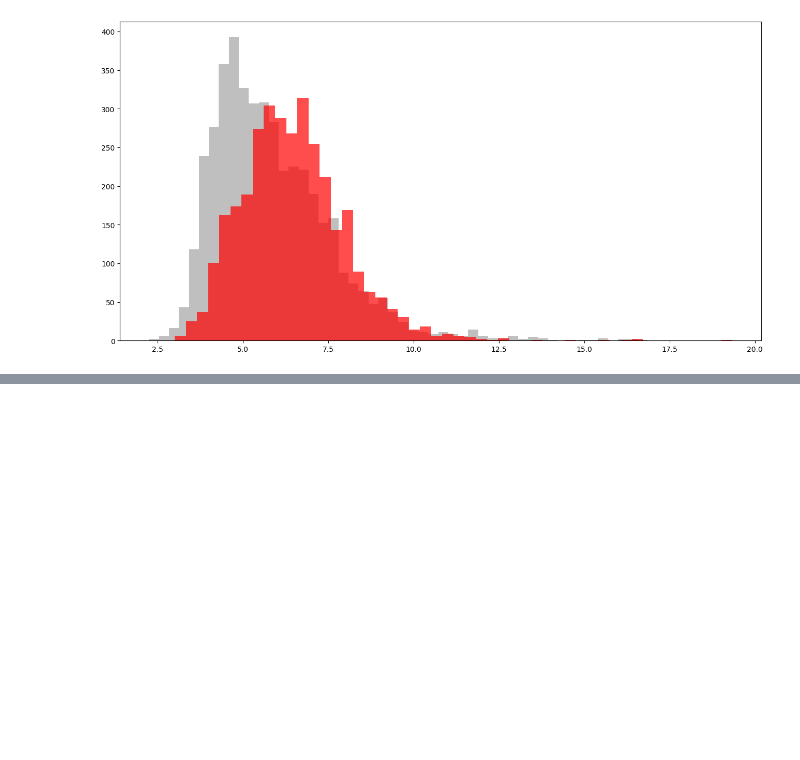
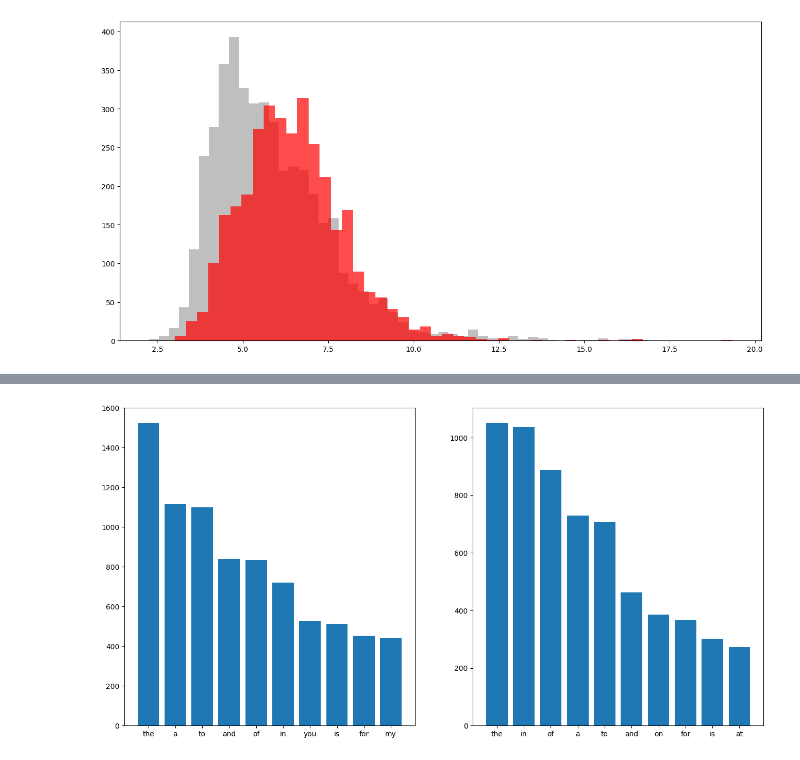
Before and after one commit to Echo-36/Disaster-Tweets, a Jupyter notebook: midn.ipynb, the cells around one changed output, grey strips where cells are left out. Saved outputs shown, nothing was run; the diff lists cells and outputs as text; code cells hidden in the pictures; blank space fills up the shorter version.

```diff
--- a/midn.ipynb
+++ b/midn.ipynb
@@ -93,0 +250,39 @@ plot_target_based_features("mean_word_length")
+# %%
+def create_corpus(df,target):
+    """
+    Create corpus based on the target
+    """
+    corpus = []
+    for x in df[df.target == target].text.str.split():
+        for word in x:
+            corpus.append(word)
+    return corpus
+# %%
+stop = set(stopwords.words("english"))
+
+corpus0 = create_corpus(train_df,target=0)
+corpus1 = create_corpus(train_df,target=1)
+
+d0 = defaultdict(int)
+for word in corpus0:
+    if word in stop:
+        d0[word] += 1
+d1 = defaultdict(int)
+for word in corpus1:
+    if word in stop:
+        d1[word] += 1
+# %%
+top0 = sorted(d0.items(),key=lambda x: x[1],reverse=True)[:10]
+top1 = sorted(d1.items(),key=lambda x: x[1],reverse=True)[:10]
+
+x0,y0 = zip(*top0)
+x1,y1 = zip(*top1)
+
+plt.figure(figsize=(16,8))
+plt.subplot(1,2,1)
+plt.bar(x0,y0)
+
+plt.subplot(1,2,2)
+plt.bar(x1,y1);
+# %% [output]
+[figure, added]
```
Also changed, not shown: parts of 30 cells of this notebook.
